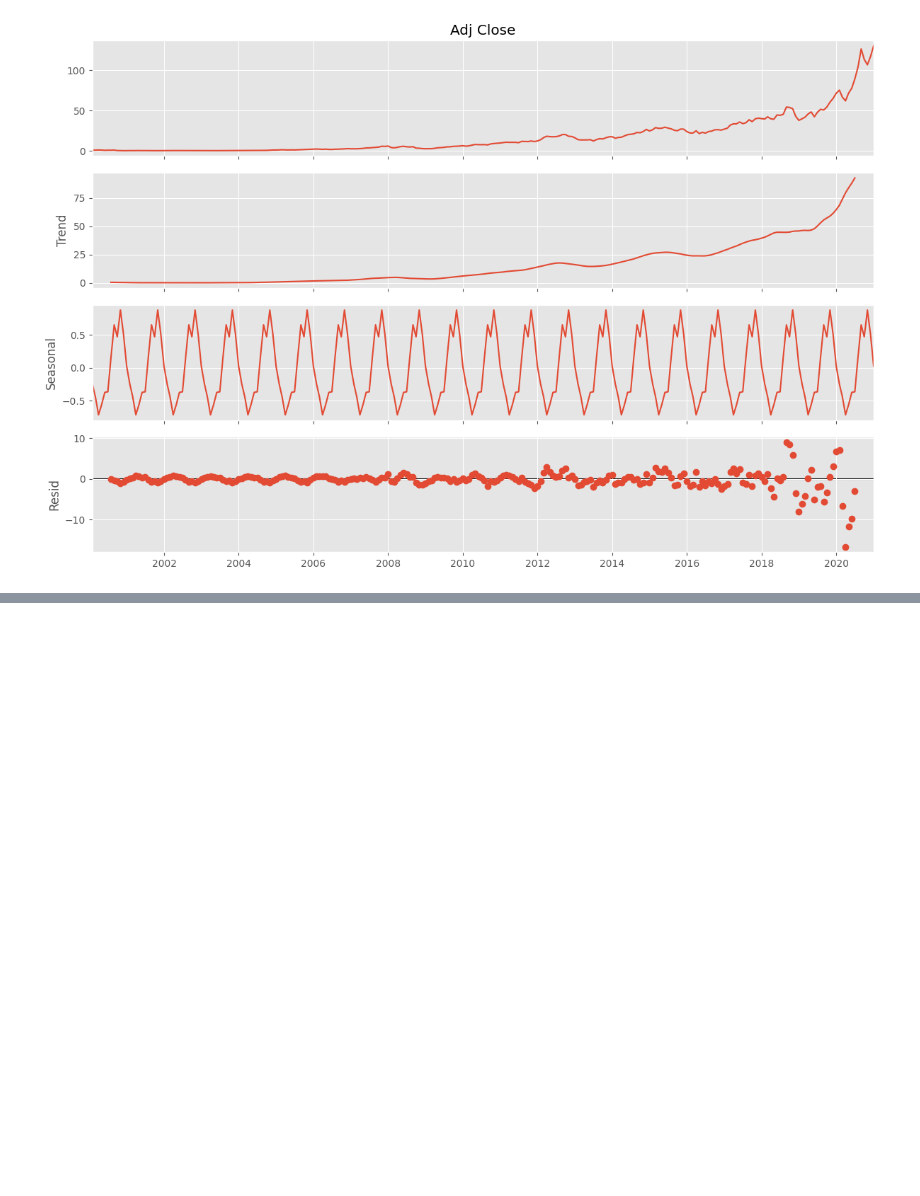
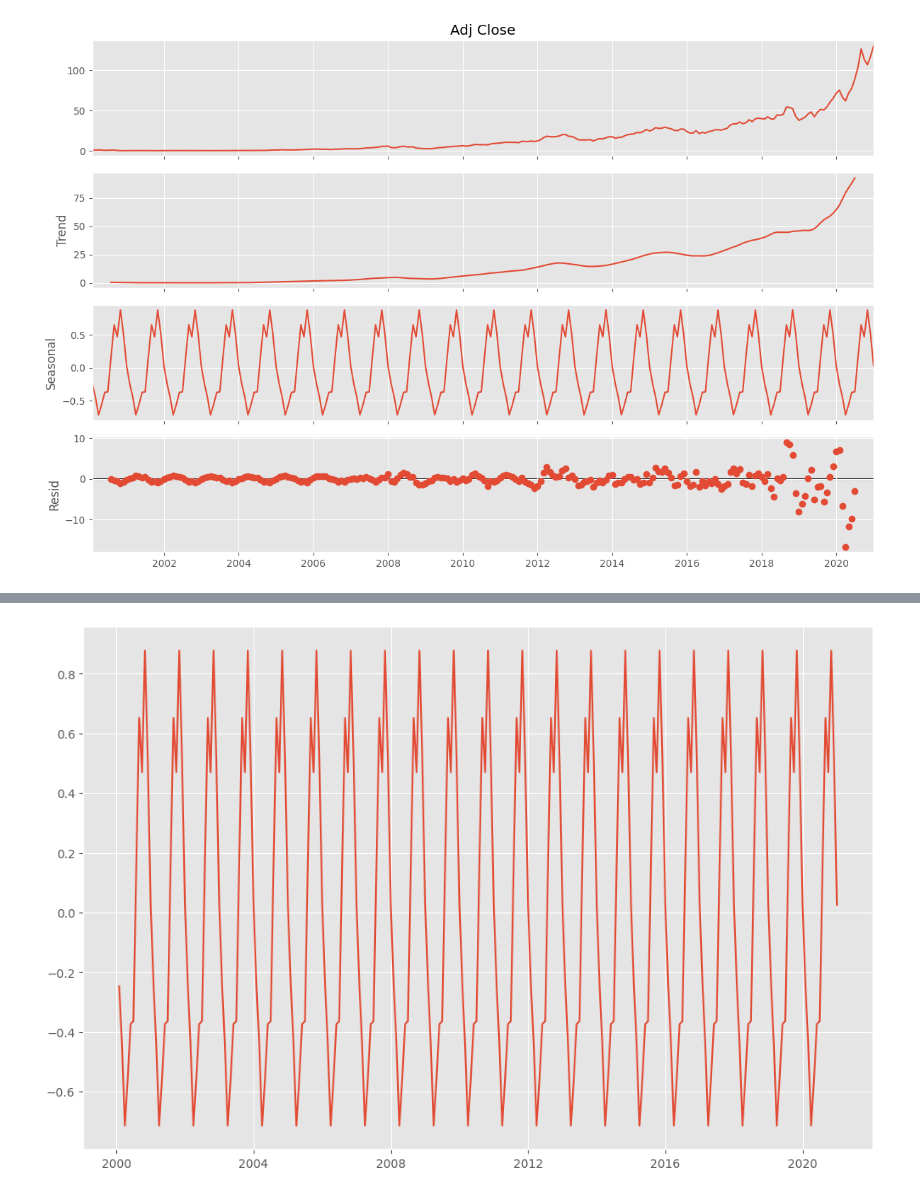
Before and after one commit to pNatTueku/basicPython, a Jupyter notebook: basic_time_series_01.ipynb, the cells around one changed output, grey strips where cells are left out. Drawn from its saved outputs; the diff is of its cells as text; code cells hidden in the pictures; blank space fills up the shorter version.

```diff
--- a/basic_time_series_01.ipynb
+++ b/basic_time_series_01.ipynb
@@ -128,0 +139,4 @@ decom_result.plot();
+# %%
+plt.plot(decom_result.seasonal, label = "season");
+# %% [output]
+[figure, added]
```
Also changed, not shown: parts of 7 cells of this notebook.
